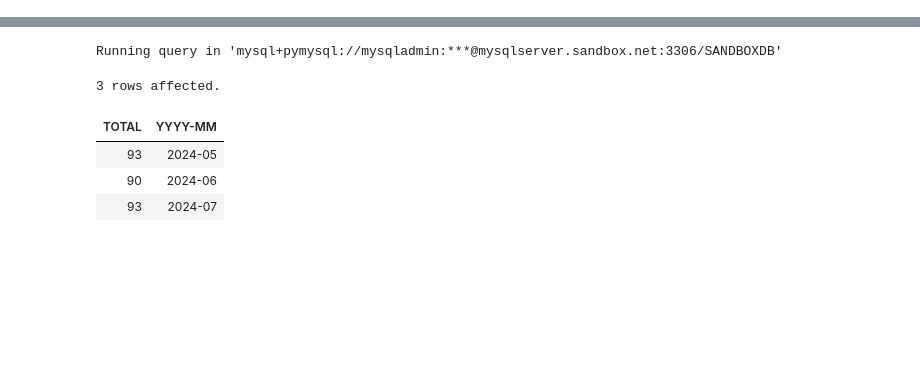
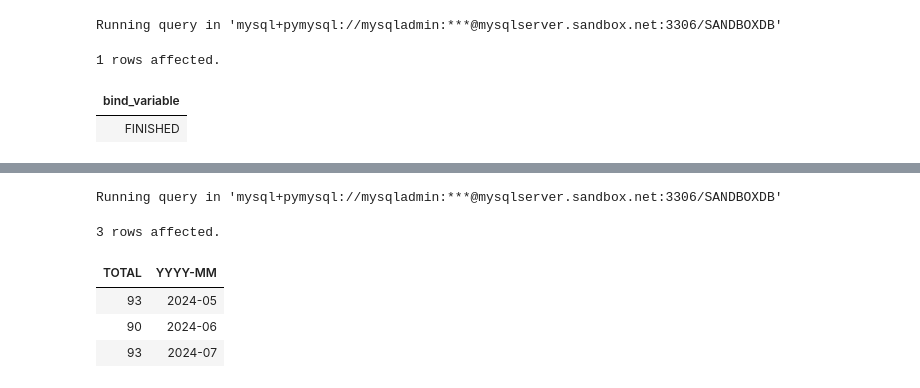
Before and after one commit to brijeshdhaker/bd-notebooks-module, a Jupyter notebook: notebooks/mysql/order_price_analysis.ipynb, the cells around one changed output, grey strips where cells are left out. Cells and saved outputs as stored; diff of their text form; code cells hidden in the pictures; blank space fills up the shorter version.

```diff
--- a/notebooks/mysql/order_price_analysis.ipynb
+++ b/notebooks/mysql/order_price_analysis.ipynb
@@ -104,0 +179,9 @@ Running query in 'mysql+pymysql://mysqladmin:***@mysqlserver.sandbox.net:3306/SA
+# %%
+
+state='FINISHED'
+%sql SELECT :state as "bind_variable"
+# %% [output]
+Running query in 'mysql+pymysql://mysqladmin:***@mysqlserver.sandbox.net:3306/SANDBOXDB'
+1 rows affected.
+| bind_variable |
+| FINISHED |
```
Also changed, not shown: parts of 28 cells of this notebook, 10 other files.
